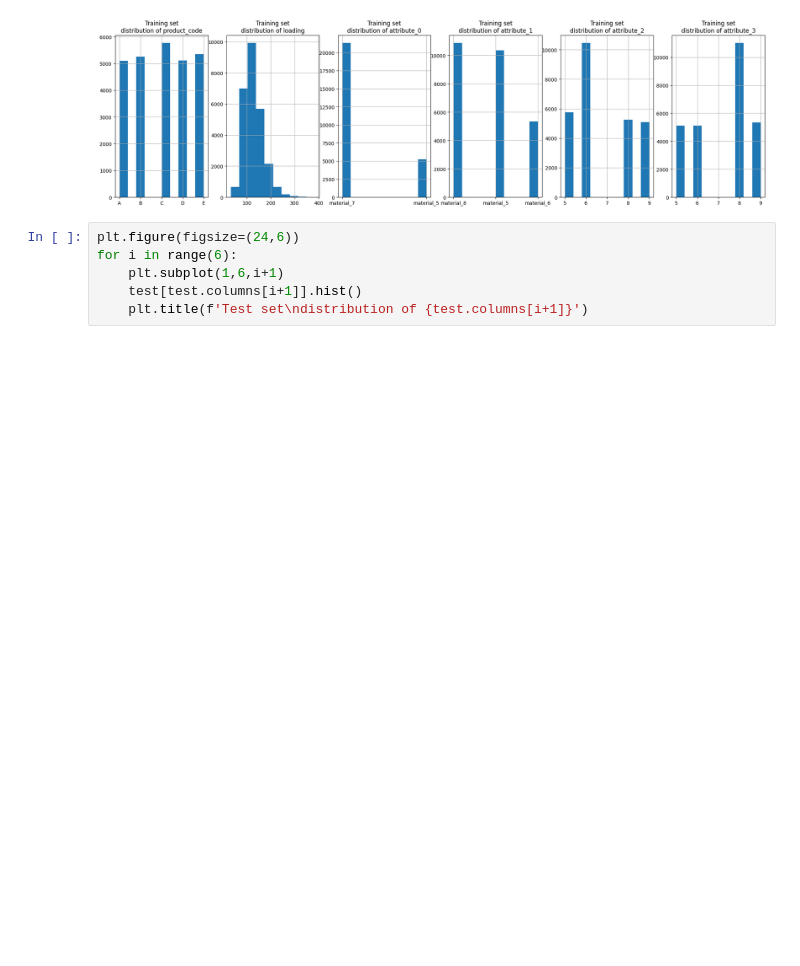
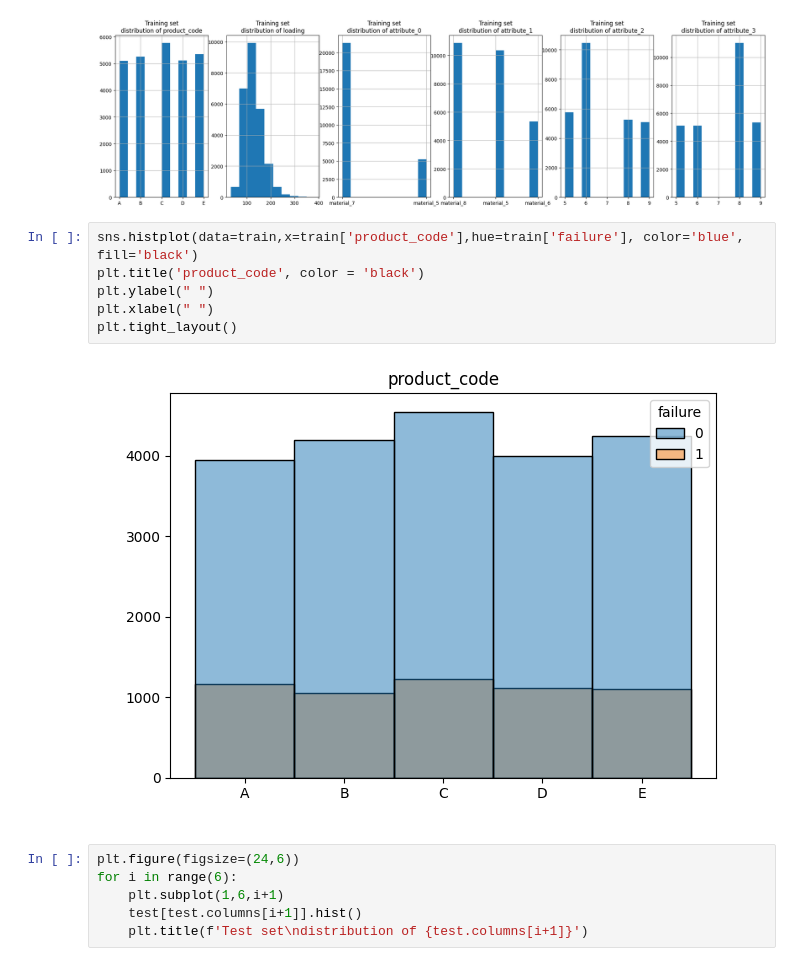
Before and after one commit to krz-max/Introduction-to-Machine-Learning, a Jupyter notebook: Final_Project/dataplot.ipynb, the cells around one changed output. Saved outputs shown, nothing was run; the diff lists cells and outputs as text; blank space fills up the shorter version.

```diff
--- a/Final_Project/dataplot.ipynb
+++ b/Final_Project/dataplot.ipynb
@@ -26,6 +27,14 @@ for i in range(6):
     plt.title(f'Training set\ndistribution of {train.columns[i+1]}')
 # %% [output]
 [figure]
+# %%
+sns.histplot(data=train,x=train['product_code'],hue=train['failure'], color='blue', fill='black')
+plt.title('product_code', color = 'black')
+plt.ylabel(" ")
+plt.xlabel(" ")
+plt.tight_layout()
+# %% [output]
+[figure, added]
 # %%
 plt.figure(figsize=(24,6))
 for i in range(6):
```
Also changed, not shown: parts of 2 cells of this notebook, 14 other files.
